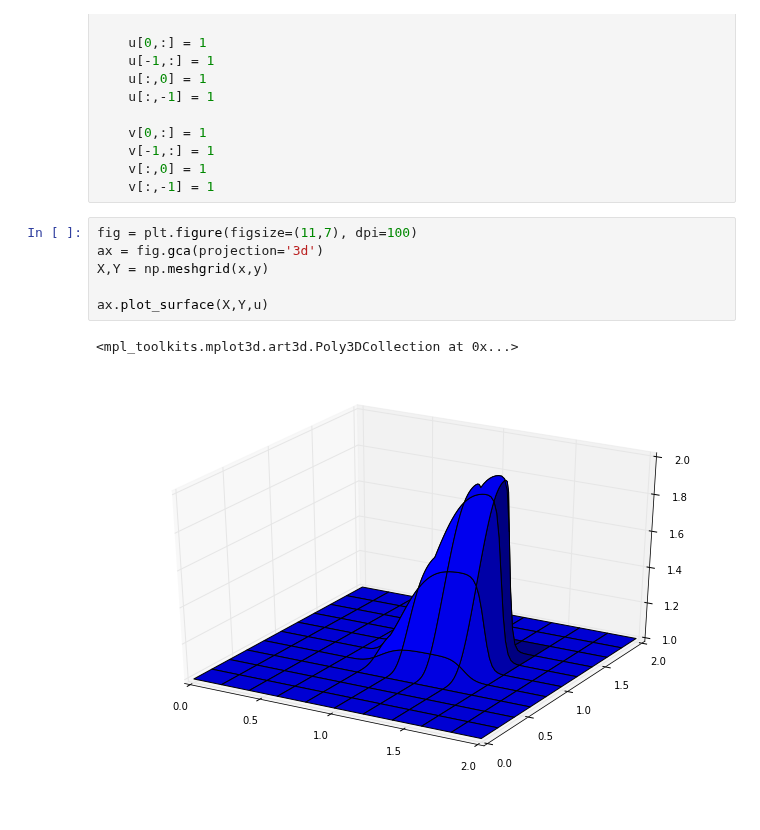
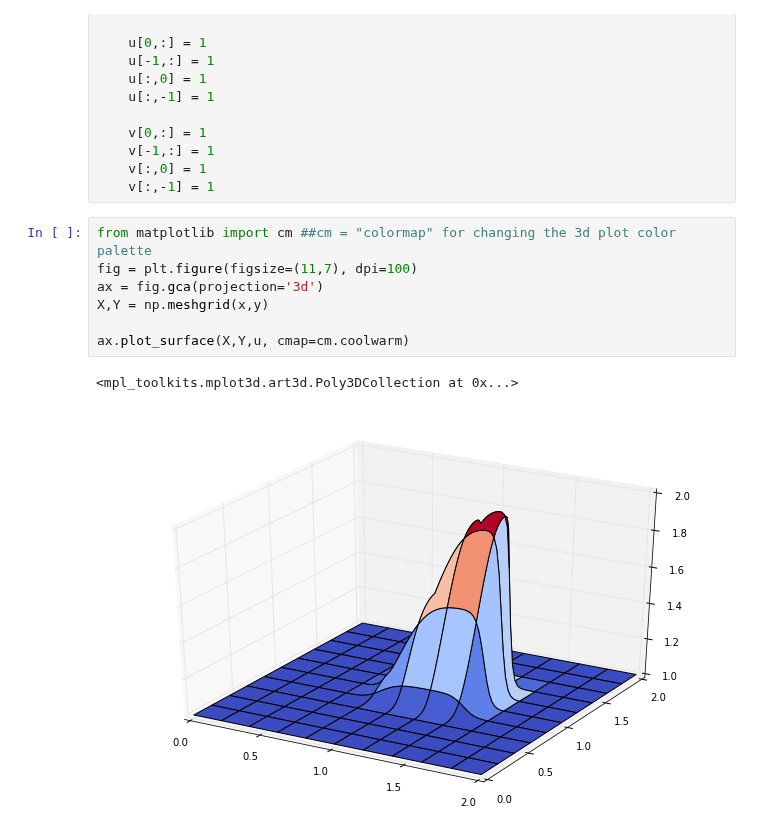
Before and after one commit to barbagroup/CFDPython, a Jupyter notebook: lessons/08 - Step 6.ipynb, the cells around one changed output. Saved outputs shown, nothing was run; the diff lists cells and outputs as text.

Commit message:
Updated colormap on surface plots and fleshed out the descriptions

```diff
--- a/lessons/08 - Step 6.ipynb
+++ b/lessons/08 - Step 6.ipynb
@@ -64,12 +79,13 @@ for n in range(nt+1): ##loop across number of time steps
     v[:,0] = 1
     v[:,-1] = 1
 # %%
+from matplotlib import cm ##cm = "colormap" for changing the 3d plot color palette
 fig = plt.figure(figsize=(11,7), dpi=100)
 ax = fig.gca(projection='3d')
 X,Y = np.meshgrid(x,y)
 
-ax.plot_surface(X,Y,u)
+ax.plot_surface(X,Y,u, cmap=cm.coolwarm)
 # %% [output]
 <mpl_toolkits.mplot3d.art3d.Poly3DCollection at 0x...>
-[figure, old version]
+[figure, new version]
 # %%
```
Also changed, not shown: parts of 10 cells of this notebook.
